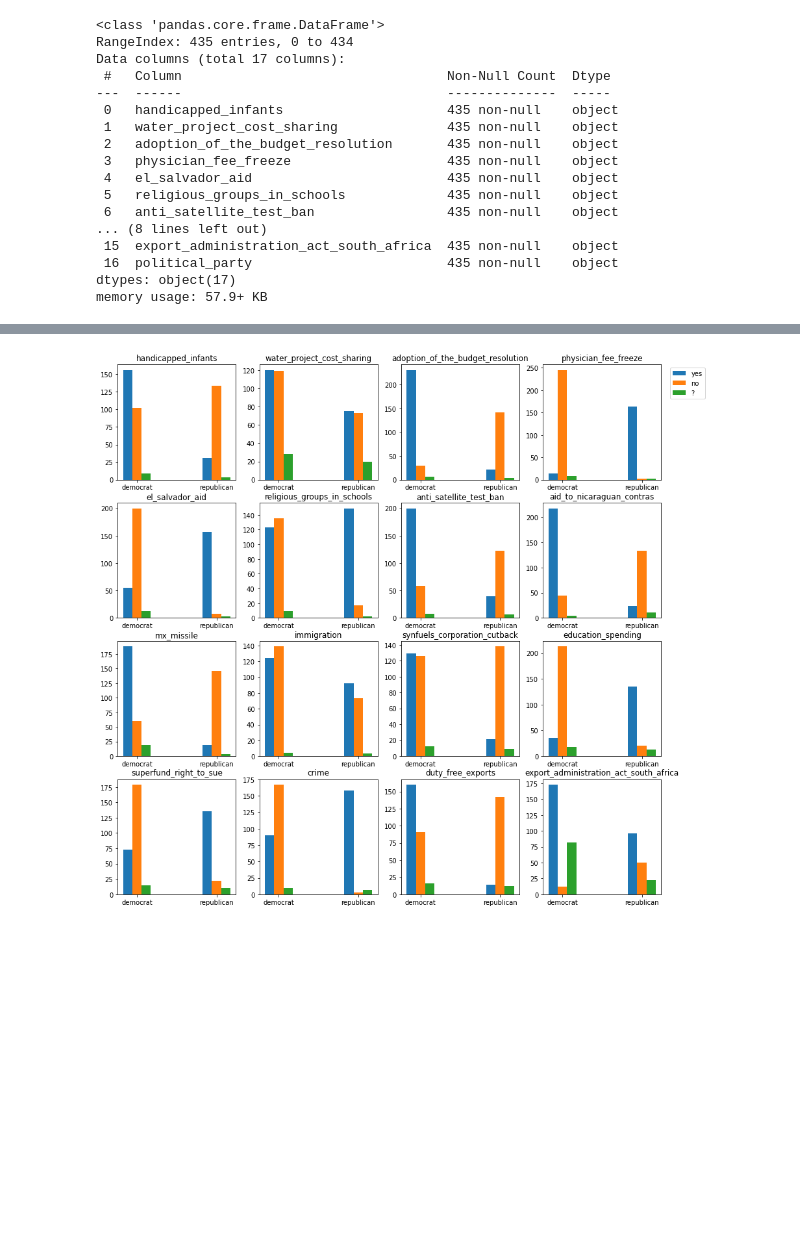
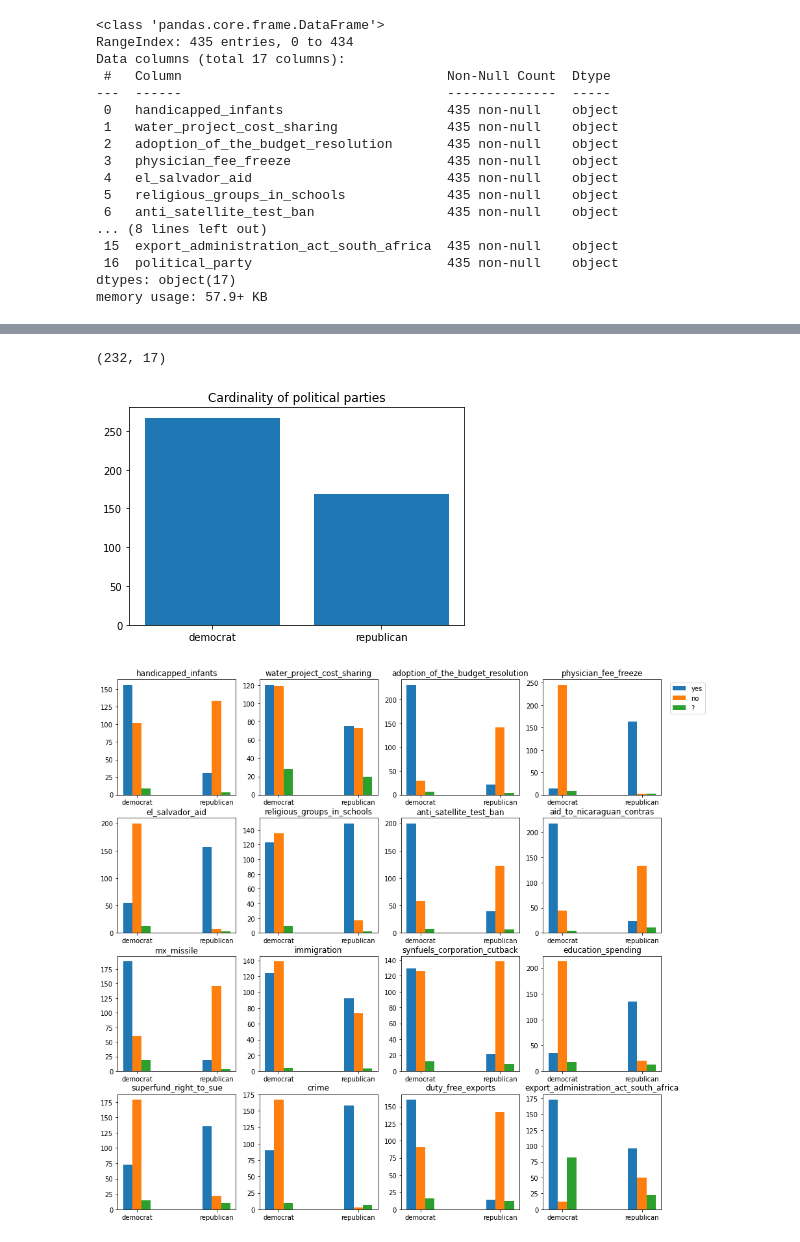
Before and after one commit to gekas145/WUM-2021-Projekty, a Jupyter notebook: eksploracja.ipynb, the cells around one changed output, grey strips where cells are left out. Saved outputs shown, nothing was run; the diff lists cells and outputs as text; code cells hidden in the pictures; blank space fills up the shorter version.

```diff
--- a/eksploracja.ipynb
+++ b/eksploracja.ipynb
@@ -39 +67,15 @@ memory usage: 57.9+ KB
+# %%
+df.dropna().shape # nie da się po prostu wyrzucić wszystkie obserwacje, gdzie czegoś brakuje
+# bo tracimy przez to dużo danych
+# więc warto próbować je uzupełniać
+# %% [output]
+(232, 17)
+# %%
+political_parties = congressional_voting_df.groupby("political_party").size().reset_index(name='members')
+plt.bar(political_parties["political_party"], height=political_parties["members"])
+plt.title("Cardinality of political parties")
+plt.show()
+# dane są zrównoważone
+# %% [output]
+[figure, added]
 # %%
```
Also changed, not shown: parts of 3 cells of this notebook.
